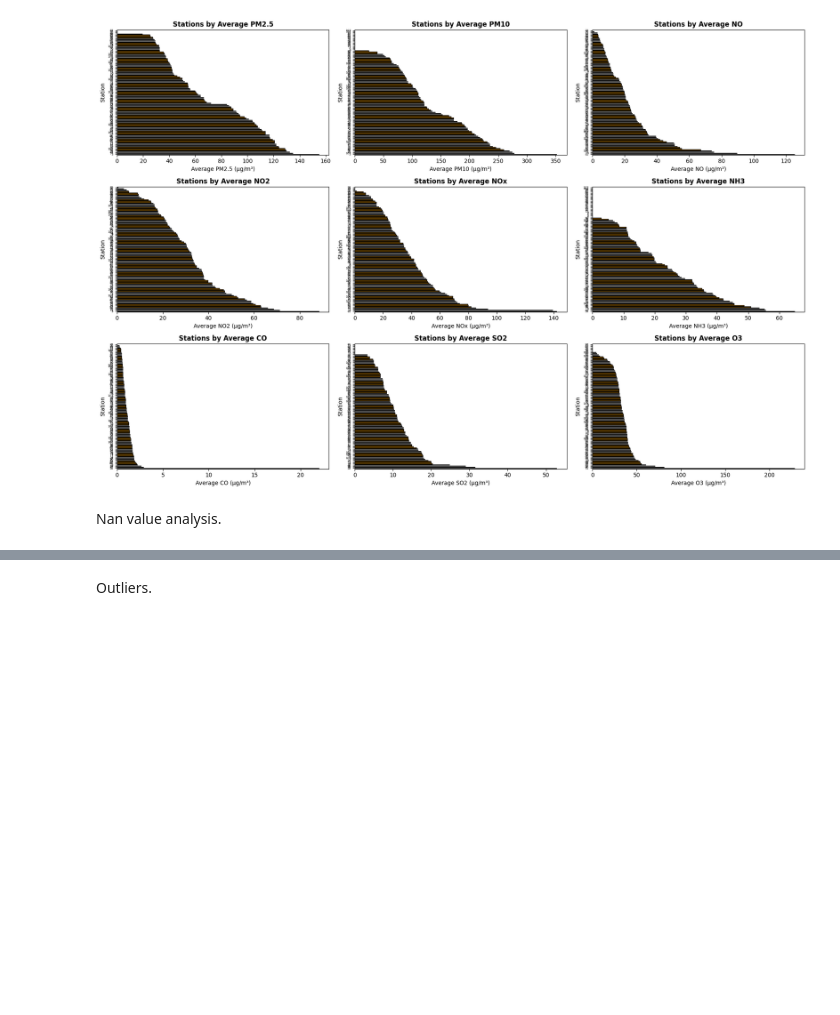
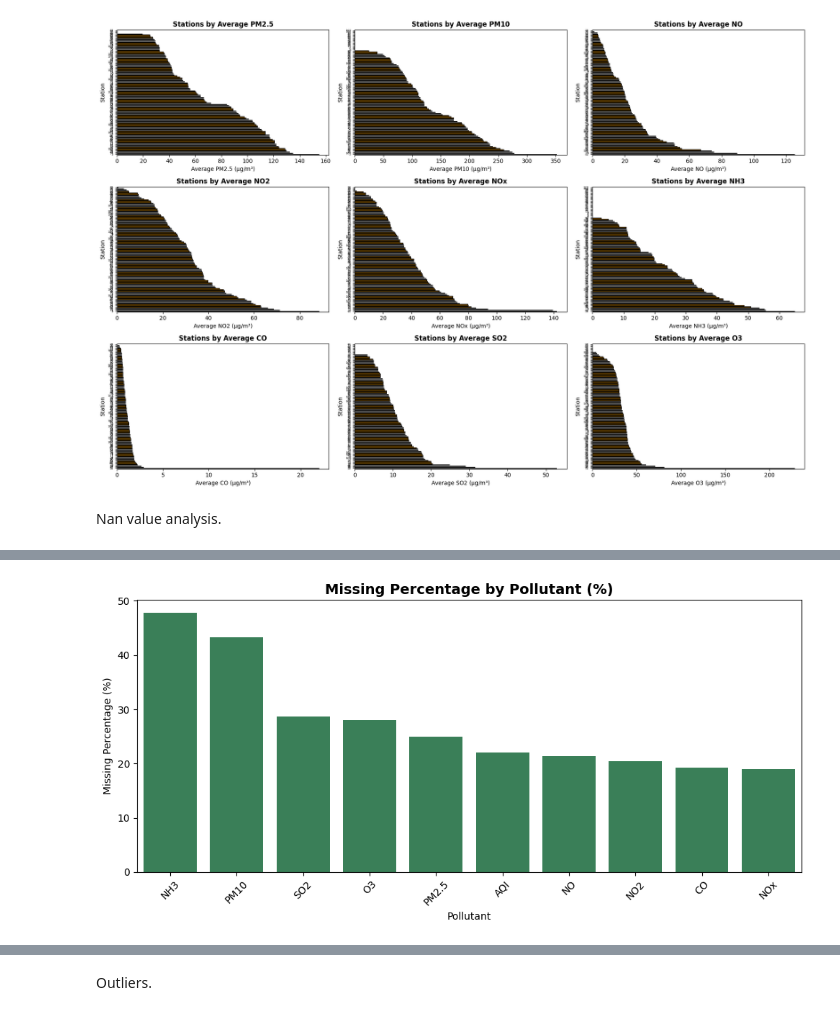
Before and after one commit to AlexRarinca/Air_Quality_Prediction, a Jupyter notebook: air_quality_all.ipynb, the cells around one changed output, grey strips where cells are left out. Cells and saved outputs as stored; diff of their text form; code cells hidden in the pictures; blank space fills up the shorter version.

```diff
--- a/air_quality_all.ipynb
+++ b/air_quality_all.ipynb
@@ -527,6 +517,85 @@ avg_pollutant_by_station(df)
 # %% [markdown]
 Nan value analysis.
 # %%
-# Check missing values
-print(df.isnull().sum())
+def nan_by_pollutant(India):
+
+    # Keep only pollutant-related columns
+    polls = ['PM2.5','PM10','NO','NO2','NOx','NH3','CO','SO2','O3','AQI']
+
+
+    miss_pct = {}
+    for c in polls:
+        total_valid = India[c].notna().sum() + India[c].isna().sum()
+        miss_pct[c] = (India[c].isna().sum() / total_valid) * 100
+
+    miss_pct = pd.Series(miss_pct).sort_values(ascending=False)
+    print("Missing Percentage by Pollutant (%):", miss_pct)
+
+    plt.figure(figsize=(10,5))
+    sns.barplot(x=miss_pct.index, y=miss_pct.values, color='seagreen')
+    plt.title("Missing Percentage by Pollutant (%)", fontsize=14, fontweight='bold')
+    plt.ylabel("Missing Percentage (%)")
+    plt.xlabel("Pollutant")
+    plt.xticks(rotation=45)
+    plt.tight_layout()
+    plt.show()
+
+def nan_by_city(India):
+
+    #--------------------------------------------------------------------------------------------------------------------------------
+    # Calculate missing rate by city
+    # Keep only pollutant-related columns
+    polls = ['PM2.5','PM10','NO','NO2','NOx','NH3','CO','SO2','O3','AQI']
+
+    city_miss = India.groupby('City')[polls].apply(lambda x: x.isnull().mean() * 100)
+    city_miss_mean = city_miss.mean(axis=1).sort_values(ascending=False)
+
+    print("Top 10 Cities with Highest Missing Rates (%):")
+    print(city_miss_mean.head(10))
+
+    plt.figure(figsize=(12,6))
+    city_miss_mean.plot(kind='bar', color='salmon')
+    plt.title("Average Missing Rate by City (%)")
+    plt.ylabel("Missing Percentage (%)")
+    plt.xlabel("City")
+    plt.show()
+
+    plt.figure(figsize=(12,8))
+    sns.heatmap(
+        city_miss,
+        cmap='YlGnBu',
+        linewidths=0.3,
+        linecolor='white',
+        cbar_kws={'label': 'Missing Rate (%)'},
+        annot=True,
+        fmt=".1f",
+        annot_kws={'size':8, 'color':'black'}
+    )
+
+    plt.title("City vs Pollutant Missing Rate Heatmap", fontsize=16, fontweight='bold', pad=12)
+    plt.xlabel("Pollutant", fontsize=12)
+    plt.ylabel("City", fontsize=12)
+    plt.xticks(rotation=45, ha='right')
+    plt.yticks(fontsize=9)
+    plt.tight_layout()
+    plt.show()
+
+def nan_by_station(India):
+
+    #  Calculate missing rate by monitoring station
+
+    polls = ['PM2.5','PM10','NO','NO2','NOx','NH3','CO','SO2','O3','AQI']
+
+    station_miss = India.groupby('StationName')[polls].apply(lambda x: x.isnull().mean() * 100)
+    station_miss['Average'] = station_miss.mean(axis=1)
+    station_miss = station_miss.sort_values('Average', ascending=False)
+
+    print("Top 10 Monitoring Stations with Highest Missing Rates:")
+    print(station_miss.head(10))
+
+
+
+nan_by_pollutant(df)
+nan_by_city(df)
+nan_by_station(df)
 # %% [output]
@@ -549,0 +613 @@ dtype: int64
+[figure, added]
```
Also changed, not shown: parts of 6 cells of this notebook.
